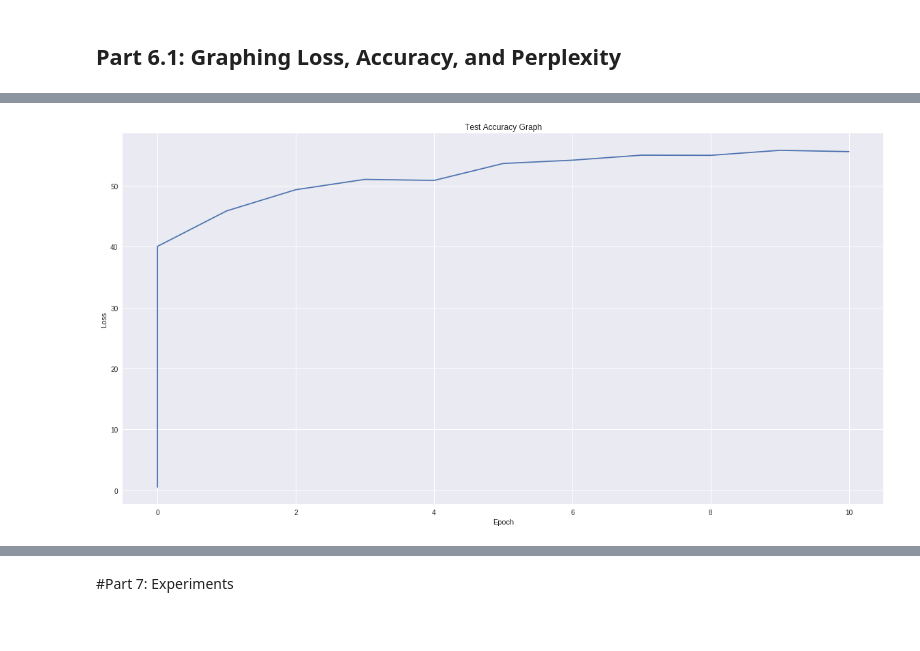
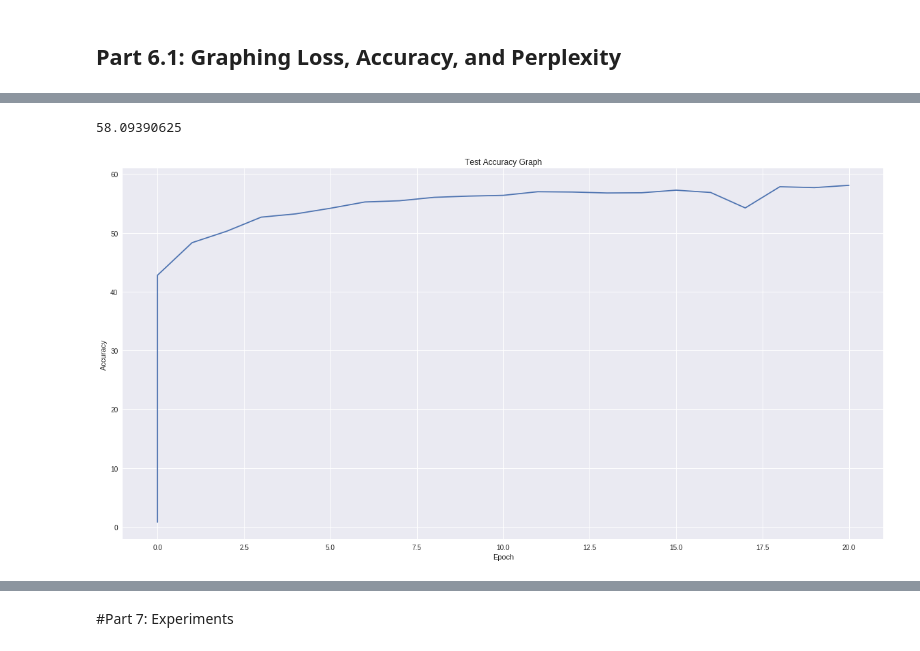
Before and after one commit to ylee64/dl-hw2, a Jupyter notebook: homework2_colab.ipynb, the cells around one changed output, grey strips where cells are left out. Saved outputs shown, nothing was run; the diff lists cells and outputs as text; code cells hidden in the pictures.

```diff
--- a/homework2_colab.ipynb
+++ b/homework2_colab.ipynb
@@ -209,7 +302,7 @@ This time we will provide a network that should already get pretty good performa
 
 __BE CAREFUL:__ We have specified that the data will be fed in as batch_first. Look at the documentation if you are confused about the implications of this as well as how to call it for the forward pass. https://pytorch.org/docs/stable/nn.html#torch.nn.GRU
 # %%
-TEMPERATURE = 0.5
+TEMPERATURE = 1
 
 class HarryPotterNet(nn.Module):
     def __init__(self, vocab_size, feature_size):
@@ -217,7 +310,7 @@ class HarryPotterNet(nn.Module):
         self.vocab_size = vocab_size
         self.feature_size = feature_size
         self.encoder = nn.Embedding(self.vocab_size, self.feature_size)
-        self.gru = nn.GRU(self.feature_size, self.feature_size, num_layers=2, batch_first=True)
+        self.gru = nn.GRU(self.feature_size, self.feature_size, num_layers=3, batch_first=True)
         self.decoder = nn.Linear(self.feature_size, self.vocab_size)
 
         # This shares the encoder and decoder weights as described in lecture.
@@ -233,8 +326,7 @@ class HarryPotterNet(nn.Module):
         # TODO finish defining the forward pass.
         # You should return the output from the decoder as well as the hidden state given by the gru.
         x = self.encoder(x)
-        #x = nn.utils.rnn.pack_padded_sequence(x, lengths, batch_first=True)
-        x, hidden_state = self.gru(x)
+        x, hidden_state = self.gru(x, hidden_state)
         x = self.decoder(x)
 
         return x.view(batch_size, sequence_length, -1), hidden_state
@@ -301,9 +393,10 @@ Hints:
 - It may be useful to do the training part before the character generation part so you have some model to test.
 - Feel free to play around with the `BEAM_WIDTH`.
 # %%
-BEAM_WIDTH = 10
+BEAM_WIDTH = 15
 SAMPLE_SIZE = 3
 
+import torch.nn.functional as f
 def generate_language(model, device, seed_words, sequence_length, vocab, sampling_strategy='max', beam_width=BEAM_WIDTH):
     model.eval()
 
@@ -335,10 +428,8 @@ def generate_language(model, device, seed_words, sequence_length, vocab, samplin
             elif sampling_strategy == 'beam':
                 branch_beams = []
                 for beam_outputs, beam_distrib, hidden, beam_accuracy in beams:
-
                     # take a BEAM_WIDTH number of samples from the beam_output
                     samples = torch.multinomial(beam_distrib, beam_width, True)[0]
-
                     for ind in range (beam_width):
                         new_outputs = beam_outputs.copy()
                         new_outputs.append(samples[ind].item())
@@ -429,13 +520,12 @@ SEQUENCE_LENGTH = 200
 BATCH_SIZE = 256
 FEATURE_SIZE = 512
 TEST_BATCH_SIZE = 256
-EPOCHS = 10
+EPOCHS = 20
 LEARNING_RATE = 0.002
 WEIGHT_DECAY = 0.0005
 USE_CUDA = True
 PRINT_INTERVAL = 10
 LOG_PATH = DATA_PATH + 'logs/log.pkl'
-
 
 data_train = HarryPotterDataset(DATA_PATH + 'harry_potter_chars_train.pkl', SEQUENCE_LENGTH, BATCH_SIZE)
 data_test = HarryPotterDataset(DATA_PATH + 'harry_potter_chars_test.pkl', SEQUENCE_LENGTH, TEST_BATCH_SIZE)
@@ -462,9 +552,9 @@ model = HarryPotterNet(data_train.vocab_size(), FEATURE_SIZE).to(device)
 # Adam is an optimizer like SGD but a bit fancier. It tends to work faster and better than SGD.
 # We will talk more about different optimization methods in class.
 optimizer = optim.Adam(model.parameters(), lr=LEARNING_RATE, weight_decay=WEIGHT_DECAY)
-start_epoch = 0 #model.load_last_model(DATA_PATH + 'checkpoints')
-
-train_losses, train_perplexities, test_losses, test_perplexities, test_accuracies = [], [], [], [], []#pt_util.read_log(LOG_PATH, ([], [], []))
+#start_epoch = model.load_last_model(DATA_PATH + 'checkpoints')
+start_epoch = 0
+train_losses, train_perplexities, test_losses, test_perplexities, test_accuracies = [], [], [], [], []#pt_util.read_log(LOG_PATH, ([], [], [], [], []))
 test_loss, test_perplexity, test_accuracy = test(model, device, test_loader)
 
 test_losses.append((start_epoch, test_loss))
@@ -481,16 +571,18 @@ try:
         test_losses.append((epoch, test_loss))
         test_perplexities.append((epoch, test_perplexity))
         test_accuracies.append((epoch, test_accuracy))
-        pt_util.write_log(LOG_PATH, (train_losses, test_losses, test_accuracies))
-        model.save_best_model(test_accuracy, DATA_PATH + 'checkpoints/%03d.pt' % epoch)
+        #pt_util.write_log(LOG_PATH, (train_losses, train_perplexities, test_losses, test_perplexities, test_accuracies))
+        #model.save_best_model(test_accuracy, DATA_PATH + 'checkpoints/%03d.pt' % epoch)
         seed_words = 'Harry Potter'
 
+        """
         for ii in range(10):
             generated_sentence = generate_language(model, device, seed_words, 200, vocab, 'sample')
             print('generated sample\t', generated_sentence)
         generated_sentence = generate_language(model, device, seed_words, 200, vocab, 'beam')
         print('generated beam\t\t', generated_sentence)
         print('')
+        """
 
 except KeyboardInterrupt as ke:
     print('Interrupted')
@@ -533,8 +625,13 @@ pt_util.plot([e[0] for e in test_losses], [l[1] for l in test_losses], 'Test Err
+# %%
+# Final Test Accuracy
+print(test_accuracies[-1][1])
+# %% [output]
+58.09390625
 # %%
 # Test Accuracy
-pt_util.plot([e[0] for e in test_accuracies], [l[1] for l in test_accuracies], 'Test Accuracy Graph', 'Epoch', 'Loss')
+pt_util.plot([e[0] for e in test_accuracies], [l[1] for l in test_accuracies], 'Test Accuracy Graph', 'Epoch', 'Accuracy')
 # %% [output]
-[figure, old version]
+[figure, new version]
 # %%
 # Train Perplexity
 pt_util.plot([e[0] for e in train_perplexities], [p[1] for p in train_perplexities], 'Train Perplexity Graph', 'Epoch', 'Perplexity')
```
Also changed, not shown: parts of 15 cells of this notebook.
